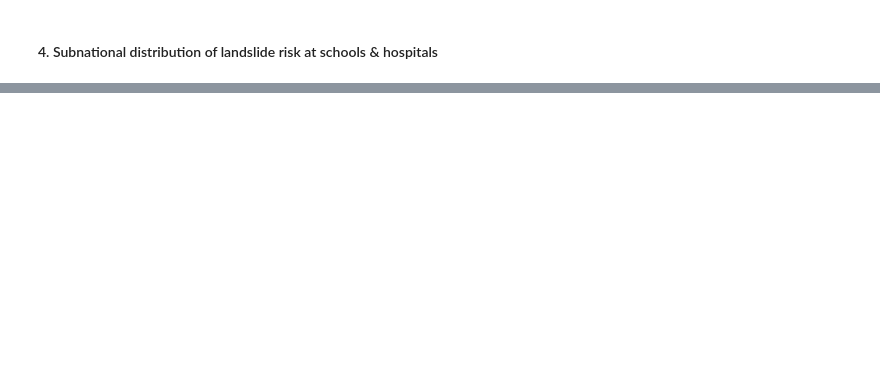
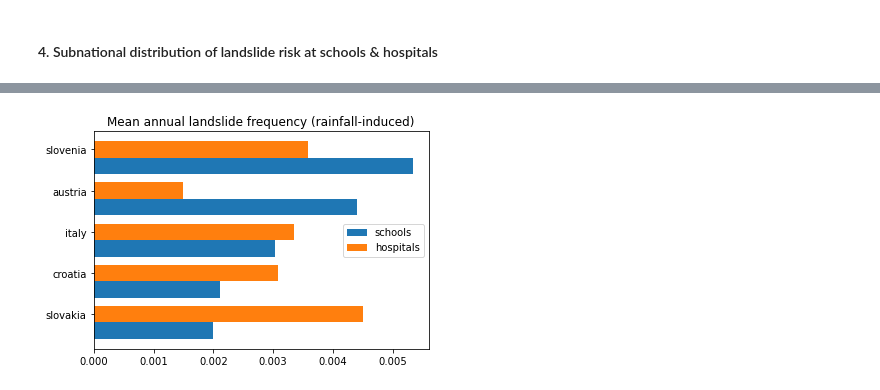
Before and after one commit to GFDRR/frictionless_demo, a Jupyter notebook: landslide_EU.ipynb, the cells around one changed output, grey strips where cells are left out. Cells and saved outputs as stored; diff of their text form; code cells hidden in the pictures; blank space fills up the shorter version.

```diff
--- a/landslide_EU.ipynb
+++ b/landslide_EU.ipynb
@@ -98,7 +91,7 @@ italy_hospitals = pois_with_landslide_risk('italy','hospital')
 #### 3. Visualize landslide-affected assets
 # %%
 italy_hospitals['non-zero_risk'] = [bool(int(value)) for value in italy_hospitals.landslide_prob > 0]
-italy_hospitals['risk_1_percent_plus'] = [bool(int(value)) for value in italy_hospitals.landslide_prob > 1]
-italy_hospitals['risk_2_percent_plus'] = [bool(int(value)) for value in italy_hospitals.landslide_prob > 2]
+italy_hospitals['risk_1_percent_plus'] = [bool(int(value)) for value in italy_hospitals.landslide_prob > 0.01]
+italy_hospitals['risk_2_percent_plus'] = [bool(int(value)) for value in italy_hospitals.landslide_prob > 0.02]
 # %%
 for col, percent in zip(['non-zero_risk','risk_1_percent_plus','risk_2_percent_plus'],['0','1','2']):
@@ -166,13 +192,15 @@ country_mean_hospitals
 # %%
 f,ax = plt.subplots()
 width=0.4
 height = 0.4
 ind=np.arange(len(country_mean_schools))
 ax.barh(y= ind, width=country_mean_schools.mean_annual_landslide_frequency,height=height,label='schools')
 ax.barh(y= ind + width, width=country_mean_hospitals.mean_annual_landslide_frequency,height=height,label='hospitals')
 
 ax.set(yticks=ind + width, yticklabels=country_mean_schools.country)
 ax.legend()
 
-plt.title('Mean annual landslide frequency per country (rainfall-induced)')
+plt.title('Mean annual landslide frequency (rainfall-induced)')
 plt.show()
+# %% [output]
+[figure, added]
```
Also changed, not shown: parts of 12 cells of this notebook, 6 other files.
